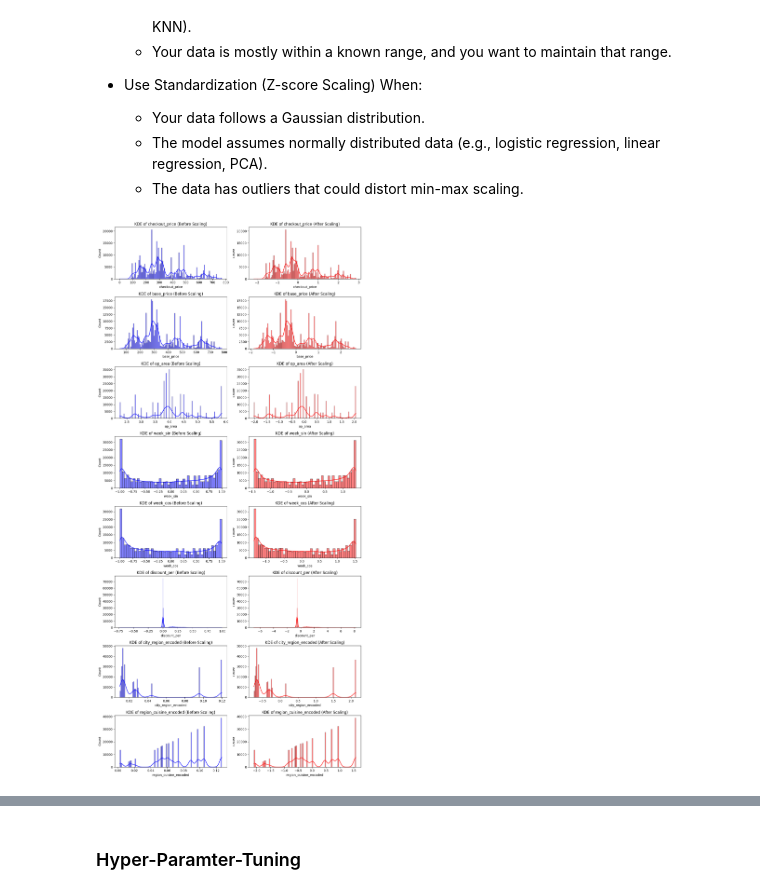
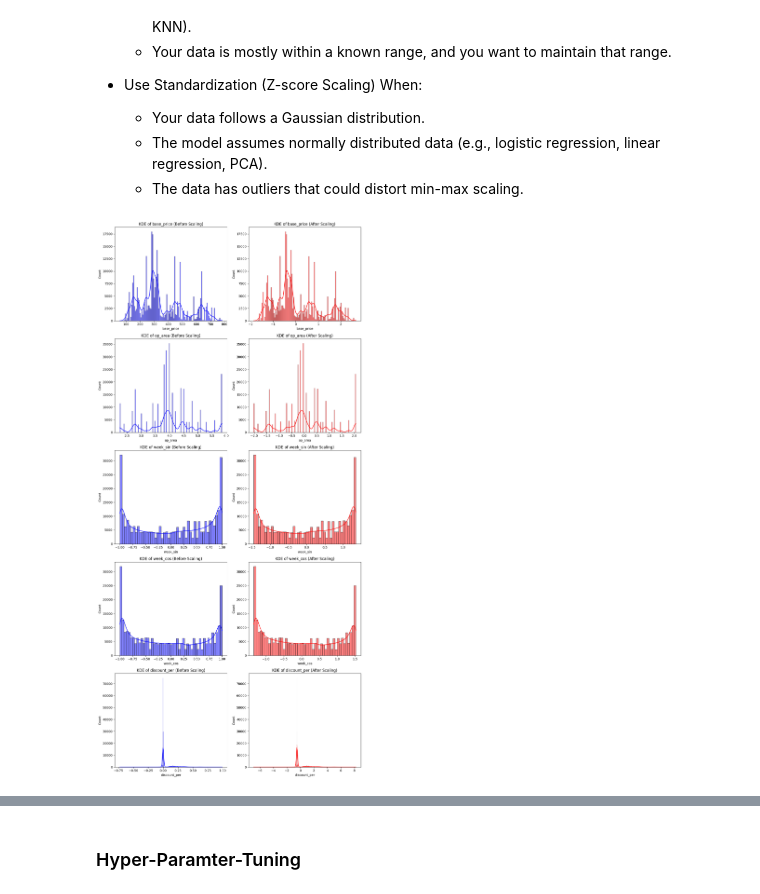
Before and after one commit to Nitin-Flavier13/OrderSenseML, a Jupyter notebook: notebooks/model_training.ipynb, the cells around one changed output, grey strips where cells are left out. Saved outputs shown, nothing was run; the diff lists cells and outputs as text; code cells hidden in the pictures.

```diff
--- a/notebooks/model_training.ipynb
+++ b/notebooks/model_training.ipynb
@@ -71,3 +71,6 @@ Index(['category_Biryani', 'category_Desert', 'category_Extras',
        'category_Starters', 'center_type_TYPE_B', 'center_type_TYPE_C',
        'cuisine_Indian', 'cuisine_Italian', 'cuisine_Thai'],
       dtype='object')
+# %%
+df.columns = df.columns.str.replace(' ', '_')
+df.columns
@@ -86,0 +99,6 @@ y = df['num_orders']
+# %%
+# X = df.drop(['emailer_for_promotion','homepage_featured','num_orders'],axis=1)
+# X = df.drop(['promoted','city_region_encoded','region_cuisine_encoded','num_orders'],axis=1)
+# X = df.drop(['promoted','region_cuisine_encoded','city_region_encoded','num_orders','base_price','center_id','meal_id','city_code','region_code'],axis=1)
+X = df.drop(['promoted','region_cuisine_encoded','city_region_encoded','num_orders','checkout_price','center_id','meal_id'],axis=1)
+y = df['num_orders']
@@ -144,34 +183,34 @@ Which to use when ?
 # %%
 from sklearn.preprocessing import StandardScaler
 
 cols_to_scale = [
-    'checkout_price', 'base_price', 'op_area',
+    'base_price', 'op_area',
     'week_sin', 'week_cos', 'discount_per',
-    'city_region_encoded', 'region_cuisine_encoded'
+    # 'city_region_encoded', 'region_cuisine_encoded', 'checkout_price'
 ]
 
 X_test_scaled = X_test.copy()
 X_train_scaled = X_train.copy()
 
 scaler = StandardScaler()
 X_train_scaled[cols_to_scale] = scaler.fit_transform(X_train[cols_to_scale])
 X_test_scaled[cols_to_scale] = scaler.fit_transform(X_test[cols_to_scale])
 
 fig, axes = plt.subplots(nrows=len(cols_to_scale), ncols=2, figsize=(12, 25))
 
 for i, col in enumerate(cols_to_scale):
     # sns.kdeplot(df[col], ax=axes[i, 0], fill=True, color="blue", label="Original")
     sns.histplot(X_train[col],ax=axes[i, 0],kde=True, fill=True, color="blue", label="Original")
     axes[i, 0].set_title(f"KDE of {col} (Before Scaling)")
 
     # sns.kdeplot(df_scaled[col], ax=axes[i, 1], fill=True, color="red", label="Scaled")
     sns.histplot(X_train_scaled[col], ax=axes[i, 1], kde=True, fill=True, color="red", label="Scaled")
     axes[i, 1].set_title(f"KDE of {col} (After Scaling)")
 
 plt.tight_layout()
 plt.show()
 # %% [output]
-[figure, old version]
+[figure, new version]
 # %%
 from xgboost import XGBRegressor
 from lightgbm import LGBMRegressor
```
Also changed, not shown: parts of 10 cells of this notebook.
